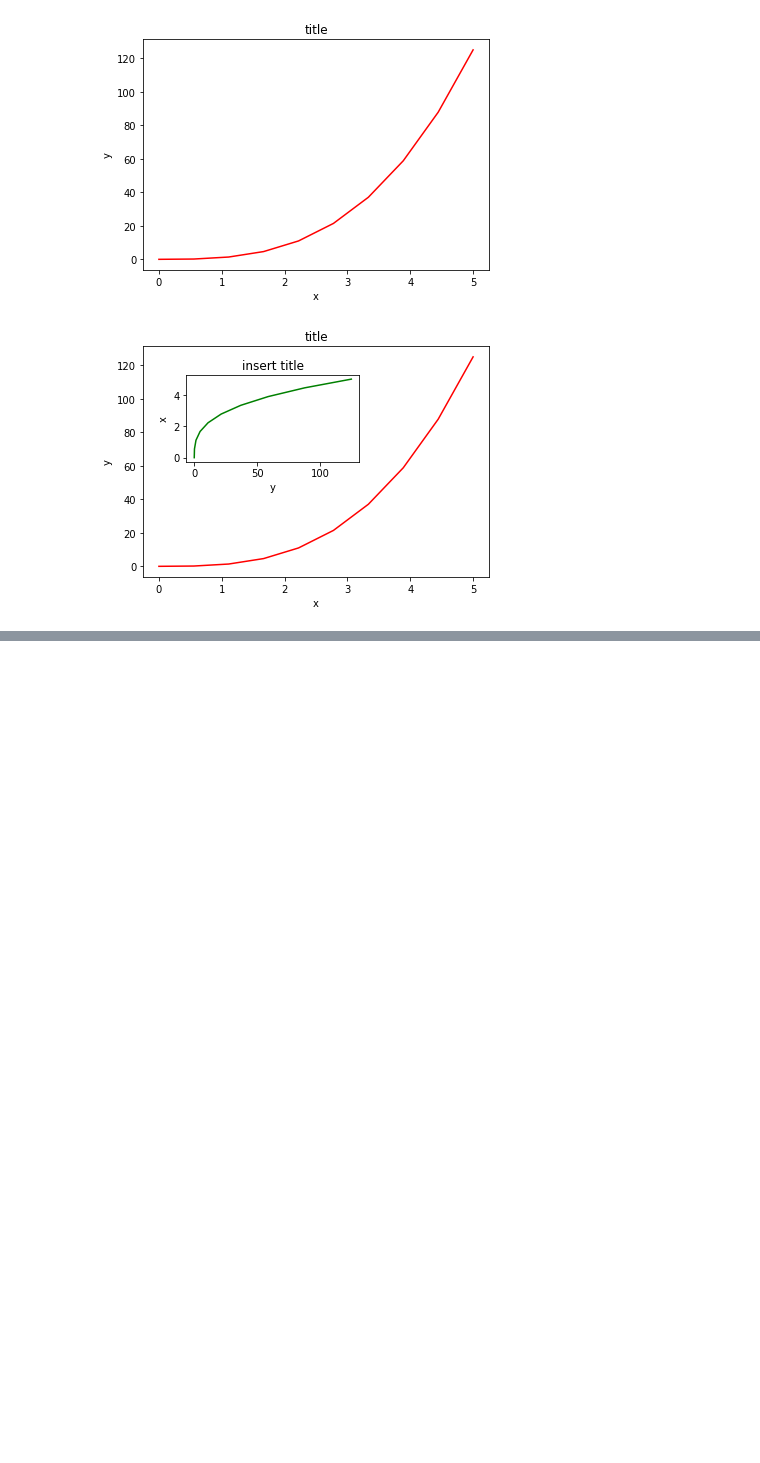
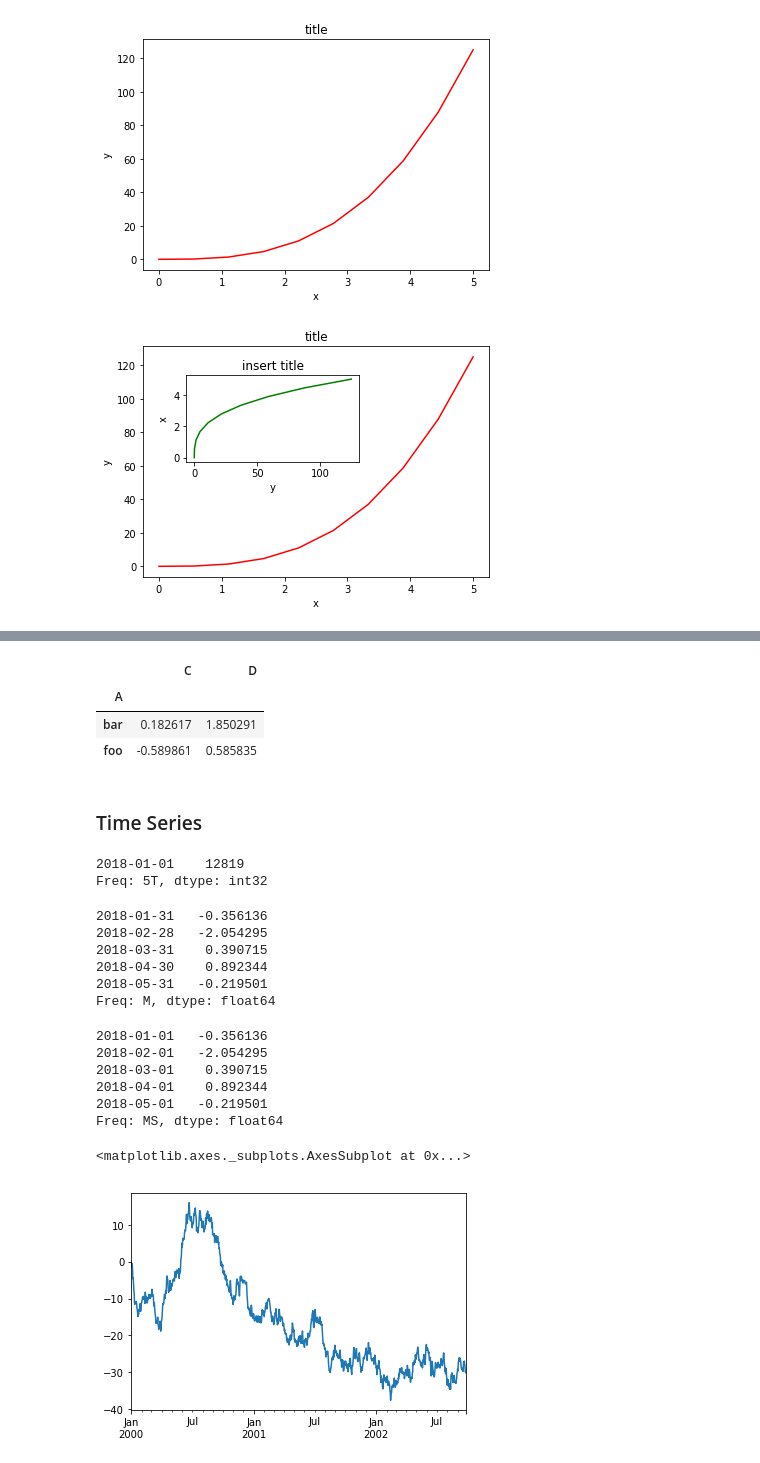
Before and after one commit to Shinnnyshinshin/DataScienceLibraries, a Jupyter notebook: Data Science Libraries.ipynb, the cells around one changed output, grey strips where cells are left out. Cells and saved outputs as stored; diff of their text form; code cells hidden in the pictures; blank space fills up the shorter version.

```diff
--- a/Data Science Libraries.ipynb
+++ b/Data Science Libraries.ipynb
@@ -355,0 +619,47 @@ axes[3].set_title("fill_between");
+# %%
+# group by
+df.groupby('A').sum()
+# %% [output]
+|  | C | D |
+| A |  |  |
+| bar | 0.182617 | 1.850291 |
+| foo | -0.589861 | 0.585835 |
+# %% [markdown]
+### Time Series
+# %%
+# time period resampling
+rng = pd.date_range('1/1/2018', periods=50, freq='S')
+ts = pd.Series(np.random.randint(0, 500, len(rng)), index=rng)
+ts.resample('5Min').sum()
+# %% [output]
+2018-01-01    12819
+Freq: 5T, dtype: int32
+# %%
+rng = pd.date_range('1/1/2018', periods=5, freq='M')
+ts = pd.Series(np.random.randn(len(rng)), index=rng)
+ts
+# %% [output]
+2018-01-31   -0.356136
+2018-02-28   -2.054295
+2018-03-31    0.390715
+2018-04-30    0.892344
+2018-05-31   -0.219501
+Freq: M, dtype: float64
+# %%
+ps = ts.to_period()
+ps.to_timestamp()
+# %% [output]
+2018-01-01   -0.356136
+2018-02-01   -2.054295
+2018-03-01    0.390715
+2018-04-01    0.892344
+2018-05-01   -0.219501
+Freq: MS, dtype: float64
+# %%
+# time series plot
+ts = pd.Series(np.random.randn(1000), index=pd.date_range('1/1/2000', periods=1000))
+ts = ts.cumsum()
+ts.plot()
+# %% [output]
+<matplotlib.axes._subplots.AxesSubplot at 0x...>
+[figure, added]
```
Also changed, not shown: parts of 47 cells of this notebook.
